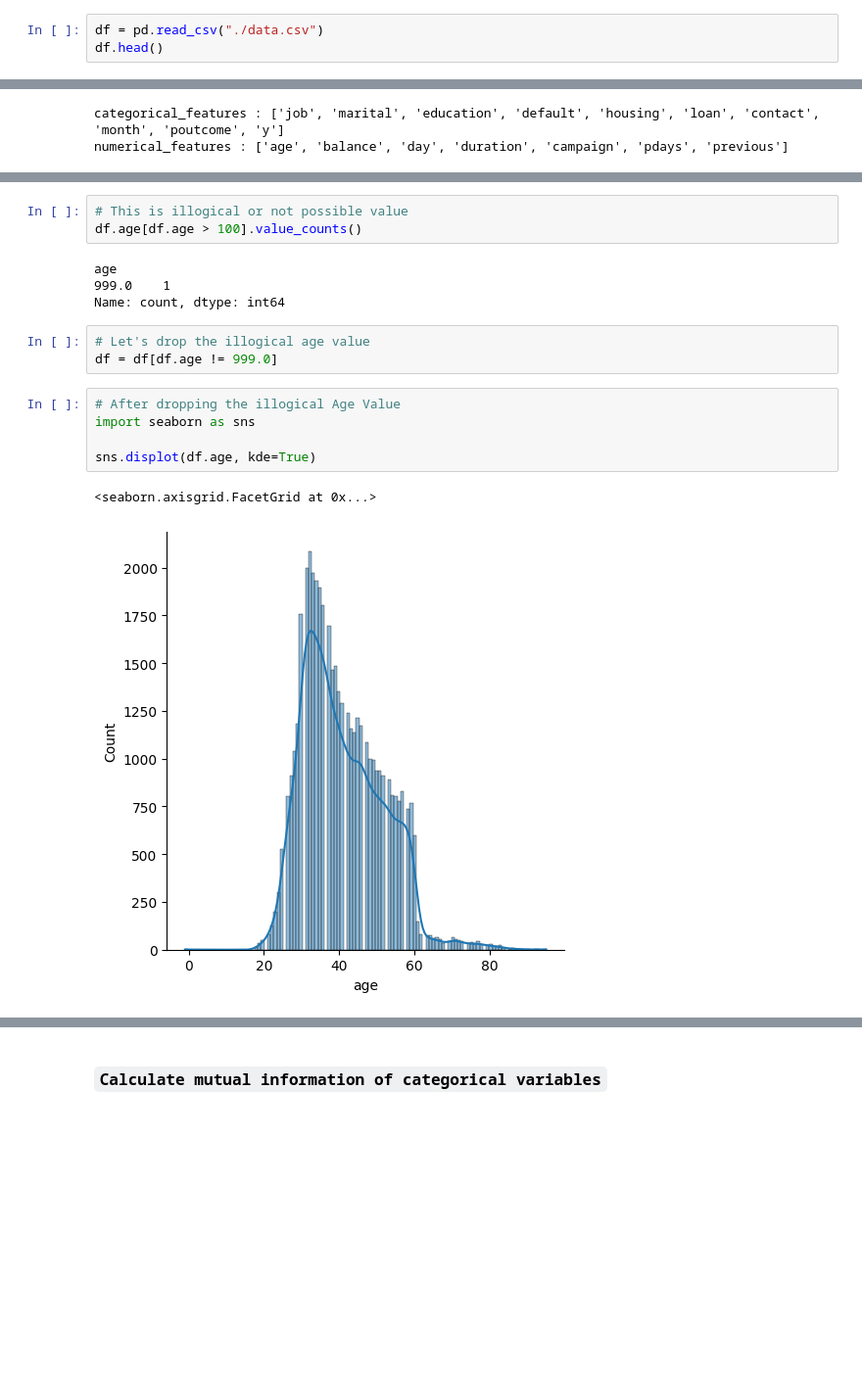
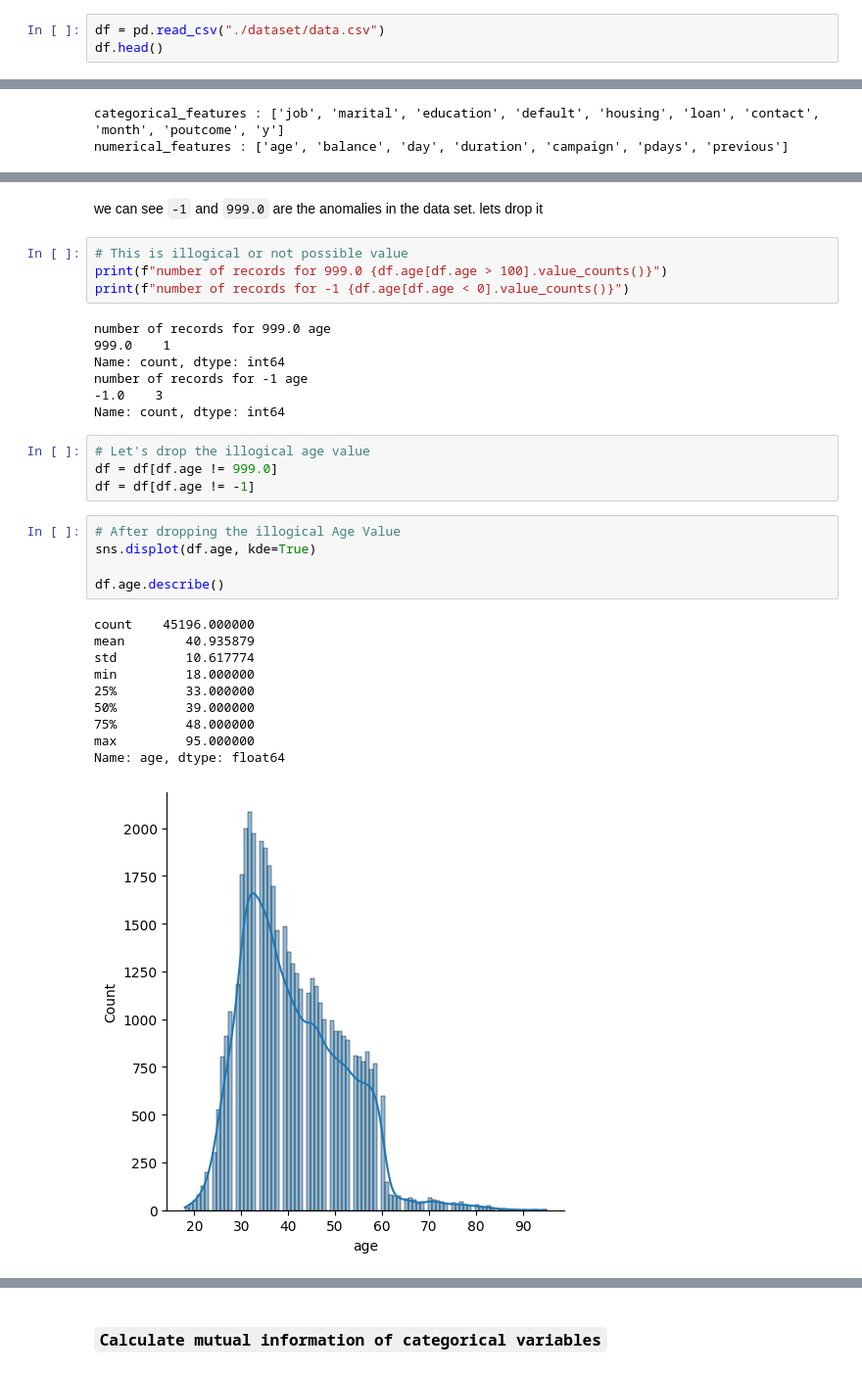
Before and after one commit to rmnchopra91/ml-zoomcamp, a Jupyter notebook: homework/2023/07-Project/notebook.ipynb, the cells around one changed output, grey strips where cells are left out. Shown at 98% size. Drawn from its saved outputs; the diff is of its cells as text; blank space fills up the shorter version.

```diff
--- a/homework/2023/07-Project/notebook.ipynb
+++ b/homework/2023/07-Project/notebook.ipynb
@@ -3,5 +11,5 @@ import pandas as pd
 # %%
-df = pd.read_csv("./data.csv")
+df = pd.read_csv("./dataset/data.csv")
 df.head()
 # %% [output]
 |  | Id | age | job | marital | education | default | balance | housing | loan | contact | day | ... |
@@ -72,18 +91,33 @@ sns.displot(df.age, kde=True)
+# %% [markdown]
+we can see `-1` and `999.0` are the anomalies in the data set. lets drop it
 # %%
 # This is illogical or not possible value
-df.age[df.age > 100].value_counts()
+print(f"number of records for 999.0 {df.age[df.age > 100].value_counts()}")
+print(f"number of records for -1 {df.age[df.age < 0].value_counts()}")
 # %% [output]
-age
+number of records for 999.0 age
 999.0    1
 Name: count, dtype: int64
+number of records for -1 age
+-1.0    3
+Name: count, dtype: int64
 # %%
 # Let's drop the illogical age value
 df = df[df.age != 999.0]
+df = df[df.age != -1]
 # %%
 # After dropping the illogical Age Value
-import seaborn as sns
+sns.displot(df.age, kde=True)
 
-sns.displot(df.age, kde=True)
+df.age.describe()
 # %% [output]
-<seaborn.axisgrid.FacetGrid at 0x...>
+count    45196.000000
+mean        40.935879
+std         10.617774
+min         18.000000
+25%         33.000000
+50%         39.000000
+75%         48.000000
+max         95.000000
+Name: age, dtype: float64
-[figure, old version]
+[figure, new version]
```
Also changed, not shown: parts of 46 cells of this notebook, 9 other files.
